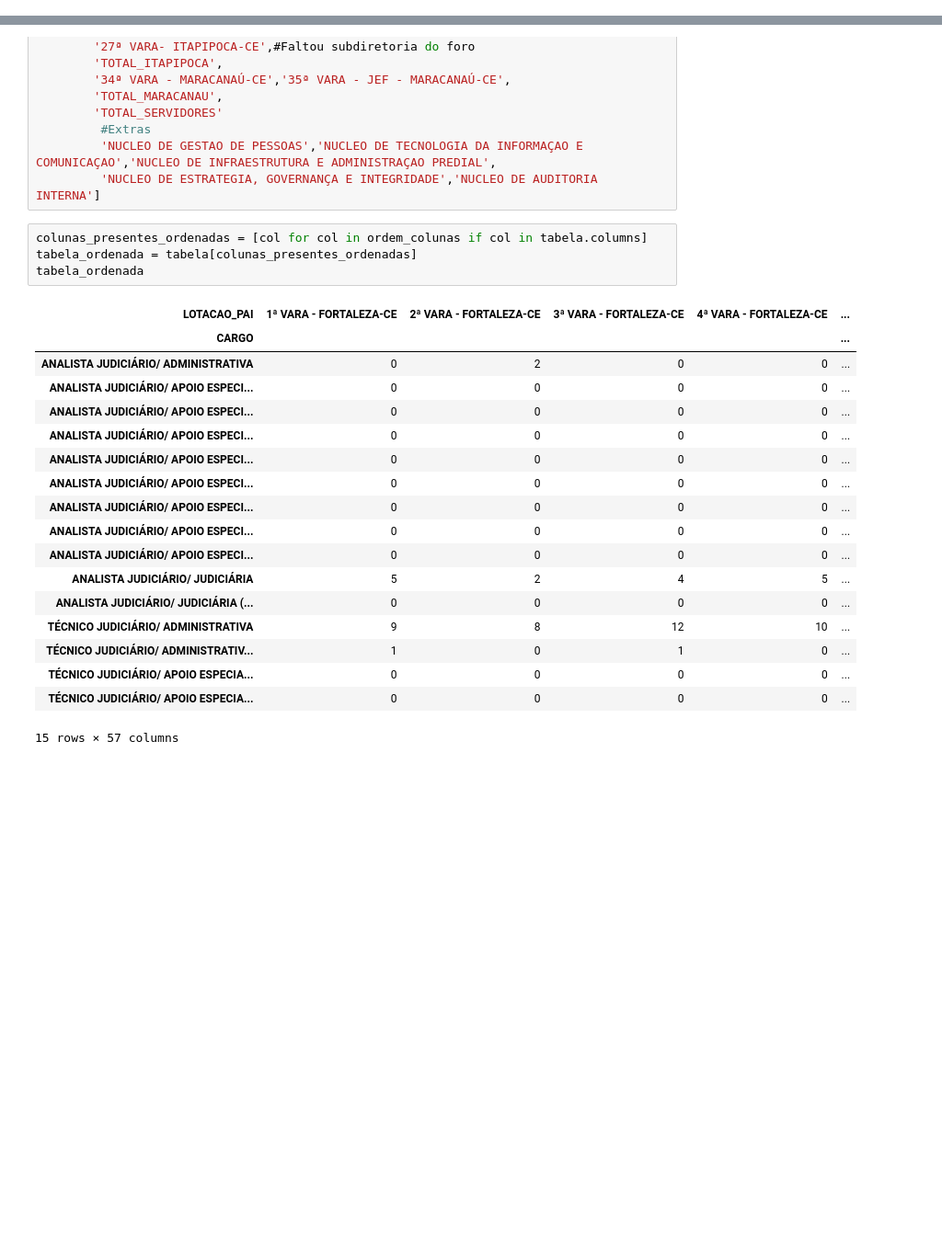
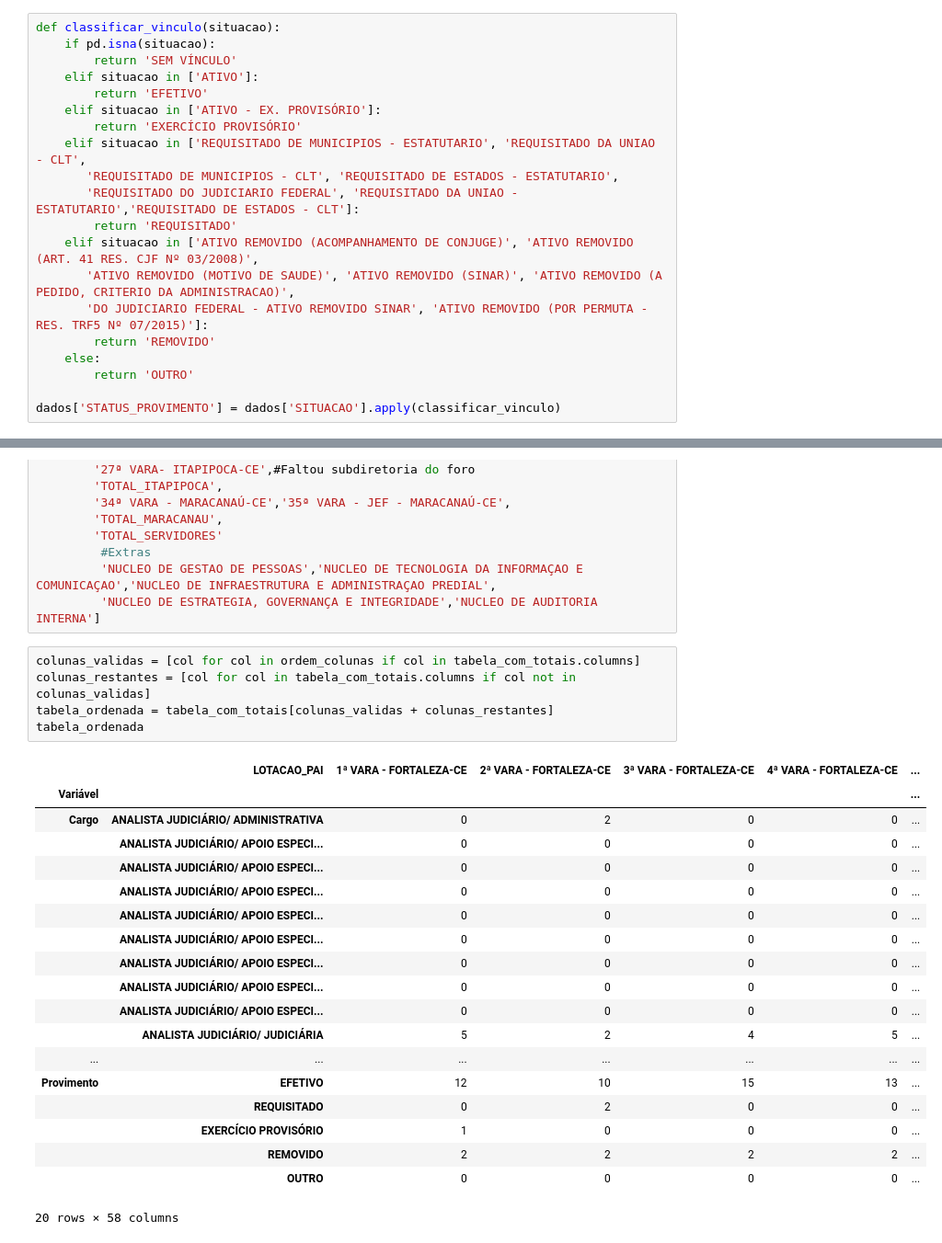
Before and after one commit to cesarmacieira/mapa-corregedoria, a Jupyter notebook: Criação do arquivo Mapa da Corregedoria.ipynb, the cells around one changed output, grey strips where cells are left out. Shown at 92% size. Saved outputs shown, nothing was run; the diff lists cells and outputs as text; blank space fills up the shorter version.

Commit message:
atualizações provimento

```diff
--- a/Criação do arquivo Mapa da Corregedoria.ipynb
+++ b/Criação do arquivo Mapa da Corregedoria.ipynb
@@ -56,0 +12,20 @@ for nome_total, colunas in grupos_subsecao.items():
+# %%
+def classificar_vinculo(situacao):
+    if pd.isna(situacao):
+        return 'SEM VÍNCULO'
+    elif situacao in ['ATIVO']:
+        return 'EFETIVO'
+    elif situacao in ['ATIVO - EX. PROVISÓRIO']:
+        return 'EXERCÍCIO PROVISÓRIO'
+    elif situacao in ['REQUISITADO DE MUNICIPIOS - ESTATUTARIO', 'REQUISITADO DA UNIAO - CLT',
+       'REQUISITADO DE MUNICIPIOS - CLT', 'REQUISITADO DE ESTADOS - ESTATUTARIO',
+       'REQUISITADO DO JUDICIARIO FEDERAL', 'REQUISITADO DA UNIAO - ESTATUTARIO','REQUISITADO DE ESTADOS - CLT']:
+        return 'REQUISITADO'
+    elif situacao in ['ATIVO REMOVIDO (ACOMPANHAMENTO DE CONJUGE)', 'ATIVO REMOVIDO (ART. 41 RES. CJF Nº 03/2008)',
+       'ATIVO REMOVIDO (MOTIVO DE SAUDE)', 'ATIVO REMOVIDO (SINAR)', 'ATIVO REMOVIDO (A PEDIDO, CRITERIO DA ADMINISTRACAO)',
+       'DO JUDICIARIO FEDERAL - ATIVO REMOVIDO SINAR', 'ATIVO REMOVIDO (POR PERMUTA - RES. TRF5 Nº 07/2015)']:
+        return 'REMOVIDO'
+    else:
+        return 'OUTRO'
+
+dados['STATUS_PROVIMENTO'] = dados['SITUACAO'].apply(classificar_vinculo)
@@ -86,25 +136,27 @@ ordem_colunas  = ['1ª VARA - FORTALEZA-CE','2ª VARA - FORTALEZA-CE','3ª VARA
          'NUCLEO DE GESTAO DE PESSOAS','NUCLEO DE TECNOLOGIA DA INFORMAÇAO E COMUNICAÇAO','NUCLEO DE INFRAESTRUTURA E ADMINISTRAÇAO PREDIAL',
          'NUCLEO DE ESTRATEGIA, GOVERNANÇA E INTEGRIDADE','NUCLEO DE AUDITORIA INTERNA']
 # %%
-colunas_presentes_ordenadas = [col for col in ordem_colunas if col in tabela.columns]
-tabela_ordenada = tabela[colunas_presentes_ordenadas]
+colunas_validas = [col for col in ordem_colunas if col in tabela_com_totais.columns]
+colunas_restantes = [col for col in tabela_com_totais.columns if col not in colunas_validas]
+tabela_ordenada = tabela_com_totais[colunas_validas + colunas_restantes]
 tabela_ordenada
 # %% [output]
-| LOTACAO_PAI | 1ª VARA - FORTALEZA-CE | 2ª VARA - FORTALEZA-CE | 3ª VARA - FORTALEZA-CE | 4ª VARA - FORTALEZA-CE | ... |
-| CARGO |  |  |  |  | ... |
-| ANALISTA JUDICIÁRIO/ ADMINISTRATIVA | 0 | 2 | 0 | 0 | ... |
-| ANALISTA JUDICIÁRIO/ APOIO ESPECI... | 0 | 0 | 0 | 0 | ... |
-| ANALISTA JUDICIÁRIO/ APOIO ESPECI... | 0 | 0 | 0 | 0 | ... |
-| ANALISTA JUDICIÁRIO/ APOIO ESPECI... | 0 | 0 | 0 | 0 | ... |
-| ANALISTA JUDICIÁRIO/ APOIO ESPECI... | 0 | 0 | 0 | 0 | ... |
-| ANALISTA JUDICIÁRIO/ APOIO ESPECI... | 0 | 0 | 0 | 0 | ... |
-| ANALISTA JUDICIÁRIO/ APOIO ESPECI... | 0 | 0 | 0 | 0 | ... |
-| ANALISTA JUDICIÁRIO/ APOIO ESPECI... | 0 | 0 | 0 | 0 | ... |
-| ANALISTA JUDICIÁRIO/ APOIO ESPECI... | 0 | 0 | 0 | 0 | ... |
-| ANALISTA JUDICIÁRIO/ JUDICIÁRIA | 5 | 2 | 4 | 5 | ... |
-| ANALISTA JUDICIÁRIO/ JUDICIÁRIA (... | 0 | 0 | 0 | 0 | ... |
-| TÉCNICO JUDICIÁRIO/ ADMINISTRATIVA | 9 | 8 | 12 | 10 | ... |
-| TÉCNICO JUDICIÁRIO/ ADMINISTRATIV... | 1 | 0 | 1 | 0 | ... |
-| TÉCNICO JUDICIÁRIO/ APOIO ESPECIA... | 0 | 0 | 0 | 0 | ... |
-| TÉCNICO JUDICIÁRIO/ APOIO ESPECIA... | 0 | 0 | 0 | 0 | ... |
+|  | LOTACAO_PAI | 1ª VARA - FORTALEZA-CE | 2ª VARA - FORTALEZA-CE | 3ª VARA - FORTALEZA-CE | 4ª VARA - FORTALEZA-CE | ... |
+| Variável |  |  |  |  |  | ... |
+| Cargo | ANALISTA JUDICIÁRIO/ ADMINISTRATIVA | 0 | 2 | 0 | 0 | ... |
+|  | ANALISTA JUDICIÁRIO/ APOIO ESPECI... | 0 | 0 | 0 | 0 | ... |
+|  | ANALISTA JUDICIÁRIO/ APOIO ESPECI... | 0 | 0 | 0 | 0 | ... |
+|  | ANALISTA JUDICIÁRIO/ APOIO ESPECI... | 0 | 0 | 0 | 0 | ... |
+|  | ANALISTA JUDICIÁRIO/ APOIO ESPECI... | 0 | 0 | 0 | 0 | ... |
+|  | ANALISTA JUDICIÁRIO/ APOIO ESPECI... | 0 | 0 | 0 | 0 | ... |
+|  | ANALISTA JUDICIÁRIO/ APOIO ESPECI... | 0 | 0 | 0 | 0 | ... |
+|  | ANALISTA JUDICIÁRIO/ APOIO ESPECI... | 0 | 0 | 0 | 0 | ... |
+|  | ANALISTA JUDICIÁRIO/ APOIO ESPECI... | 0 | 0 | 0 | 0 | ... |
+|  | ANALISTA JUDICIÁRIO/ JUDICIÁRIA | 5 | 2 | 4 | 5 | ... |
+| ... | ... | ... | ... | ... | ... | ... |
+| Provimento | EFETIVO | 12 | 10 | 15 | 13 | ... |
+|  | REQUISITADO | 0 | 2 | 0 | 0 | ... |
+|  | EXERCÍCIO PROVISÓRIO | 1 | 0 | 0 | 0 | ... |
+|  | REMOVIDO | 2 | 2 | 2 | 2 | ... |
+|  | OUTRO | 0 | 0 | 0 | 0 | ... |
-15 rows × 57 columns
+20 rows × 58 columns
```
Also changed, not shown: parts of 7 cells of this notebook, 19 other files.
